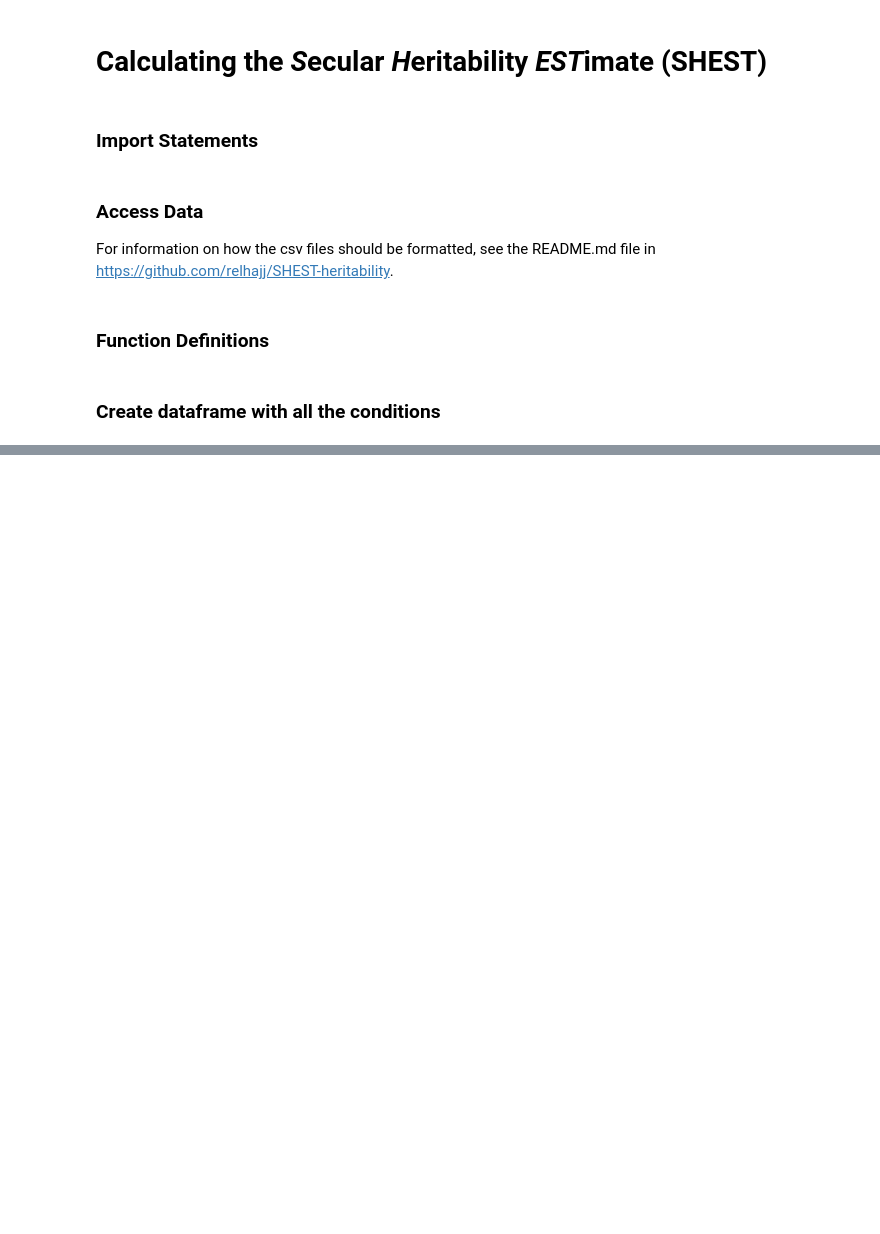
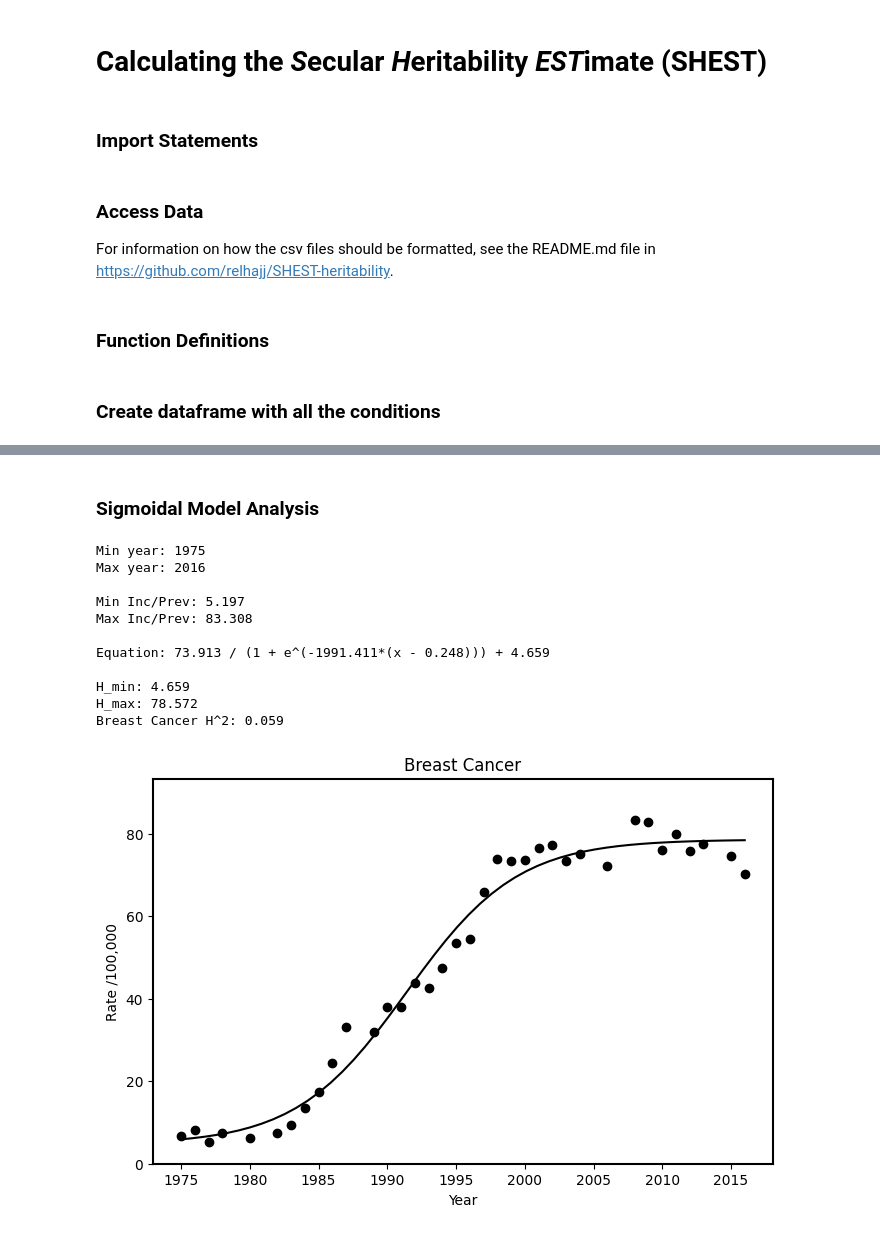
Before and after one commit to relhajj/SHEST-heritability, a Jupyter notebook: SHEST_calculator.ipynb, the cells around one changed output, grey strips where cells are left out. Saved outputs shown, nothing was run; the diff lists cells and outputs as text; code cells hidden in the pictures; blank space fills up the shorter version.

```diff
--- a/SHEST_calculator.ipynb
+++ b/SHEST_calculator.ipynb
@@ -364,0 +538,17 @@ minmax_time("testicular_cancer_2.0", "Testicular Cancer", "Incidence / 100000",
+# %% [markdown]
+### Sigmoidal Model Analysis
+# %%
+eqn = fit_sigmoid("brC", "Breast Cancer", "Rate /100,000", 10)
+# %% [output]
+Min year: 1975
+Max year: 2016
+
+Min Inc/Prev: 5.197
+Max Inc/Prev: 83.308
+
+Equation: 73.913 / (1 + e^(-1991.411*(x - 0.248))) + 4.659
+
+H_min: 4.659
+H_max: 78.572
+Breast Cancer H^2: 0.059
+[figure, added]
```
Also changed, not shown: parts of 40 cells of this notebook.
